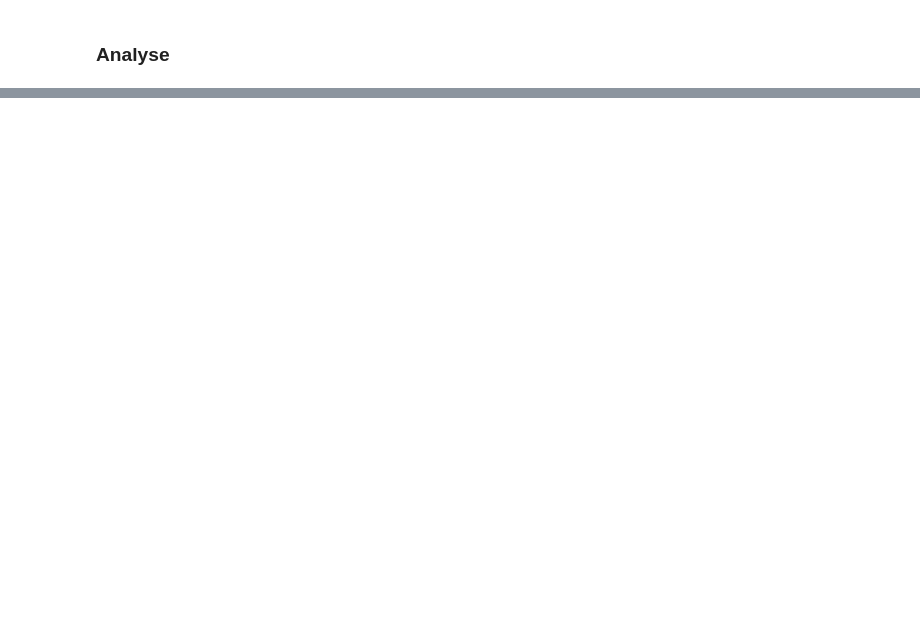
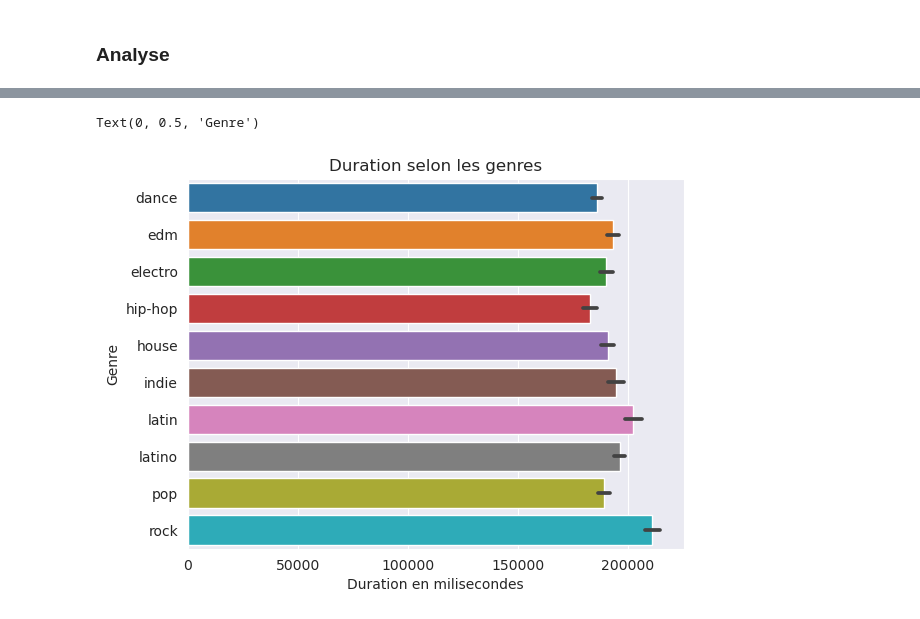
Before and after one commit to Thibo1A/VinyleProject, a Jupyter notebook: analyse.ipynb, the cells around one changed output, grey strips where cells are left out. Drawn from its saved outputs; the diff is of its cells as text; code cells hidden in the pictures; blank space fills up the shorter version.

```diff
--- a/analyse.ipynb
+++ b/analyse.ipynb
@@ -41,0 +221,3 @@ df.corr() # Calculer la matrice de corrélation entre les colonnes
+# %%
+df_popu = df[df["genre"].isin(['pop', 'hip-hop', 'dance', 'latin', 'latino', 'indie', 'house', 'edm',
+       'electro', 'rock'])]
@@ -41,0 +243,9 @@ df.corr() # Calculer la matrice de corrélation entre les colonnes
+# %%
+plt.title("Duration selon les genres")
+sns.color_palette('rocket', as_cmap=True)
+sns.barplot(y='genre', x='duration_ms', data=df_popu)
+plt.xlabel('Duration en milisecondes')
+plt.ylabel('Genre')
+# %% [output]
+Text(0, 0.5, 'Genre')
+[figure, added]
```
Also changed, not shown: parts of 27 cells of this notebook, 2 other files.
